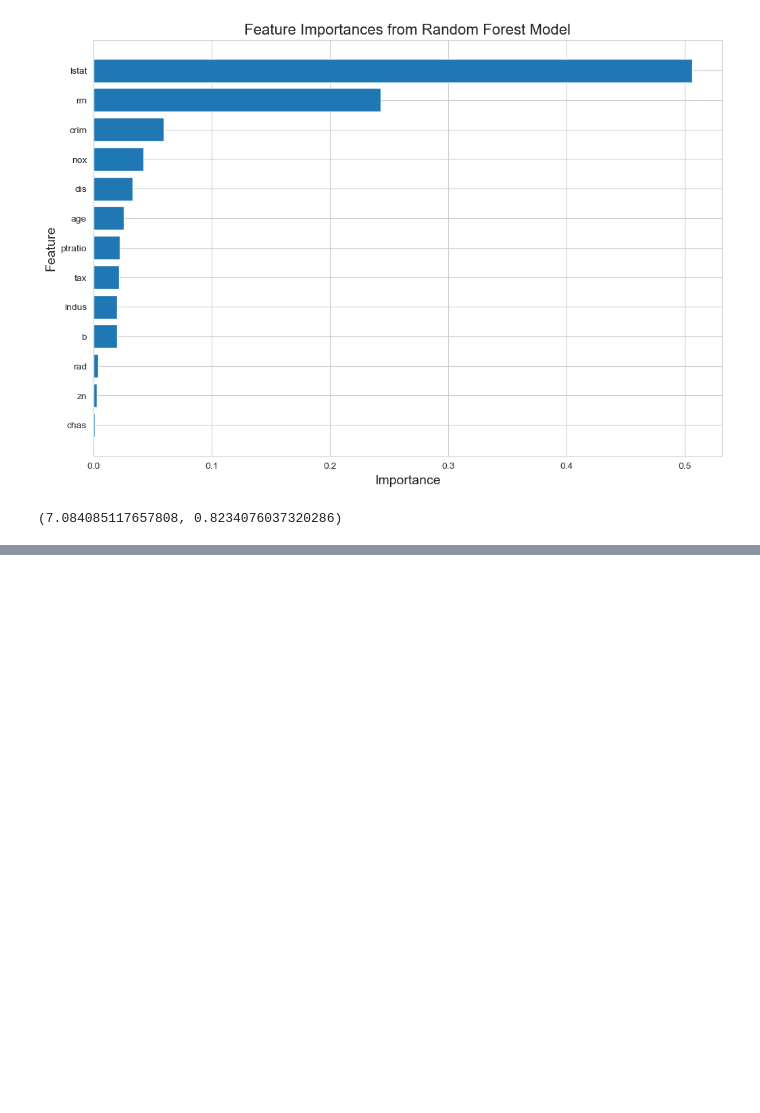
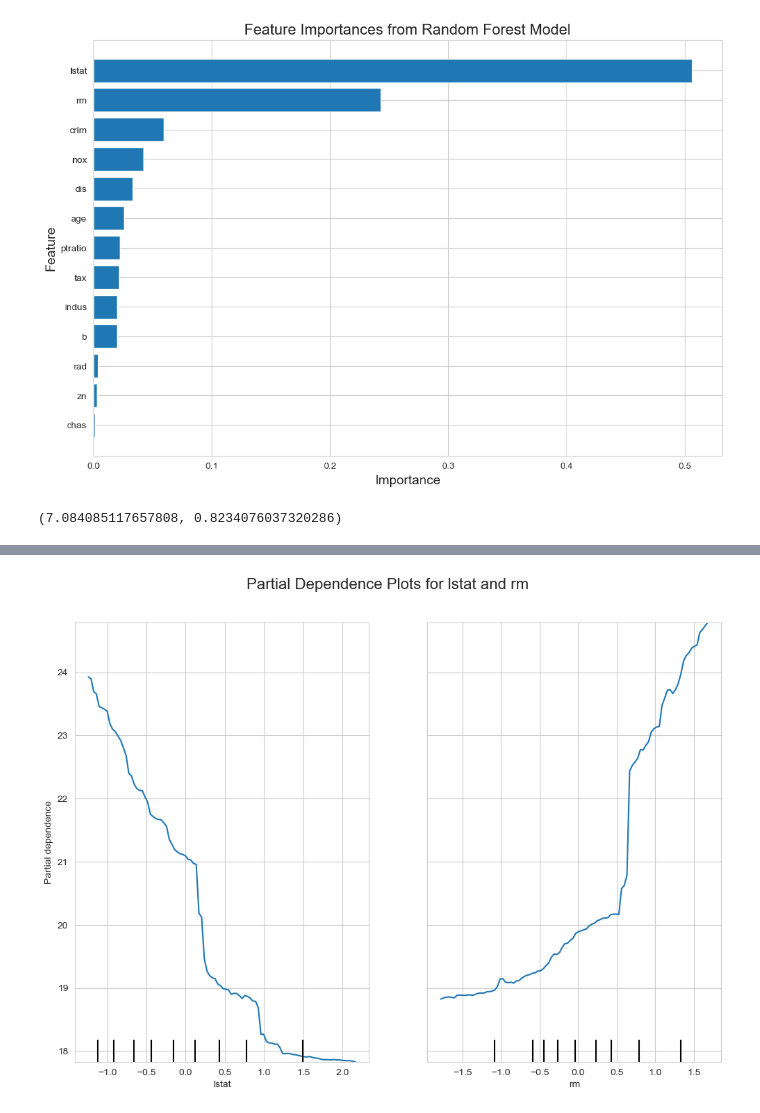
Before and after one commit to MilosPopov007/BostonHousingAnalysis, a Jupyter notebook: notebooks/BostonHousingAnalysis.ipynb, the cells around one changed output, grey strips where cells are left out. Saved outputs shown, nothing was run; the diff lists cells and outputs as text; code cells hidden in the pictures; blank space fills up the shorter version.

```diff
--- a/notebooks/BostonHousingAnalysis.ipynb
+++ b/notebooks/BostonHousingAnalysis.ipynb
@@ -258,0 +342,14 @@ xgb_mse, xgb_r2
+# %%
+from sklearn.inspection import PartialDependenceDisplay
+
+# Compute the partial dependence plots
+display = PartialDependenceDisplay.from_estimator(best_rf, X_train, features=['lstat', 'rm'])
+
+# Set the plot size and title
+fig = plt.gcf()
+fig.set_size_inches(12, 8)
+plt.suptitle('Partial Dependence Plots for lstat and rm', fontsize=16)
+plt.subplots_adjust(top=0.9)  # Adjust title position
+plt.show()
+# %% [output]
+[figure, added]
```
Also changed, not shown: parts of 7 cells of this notebook.
